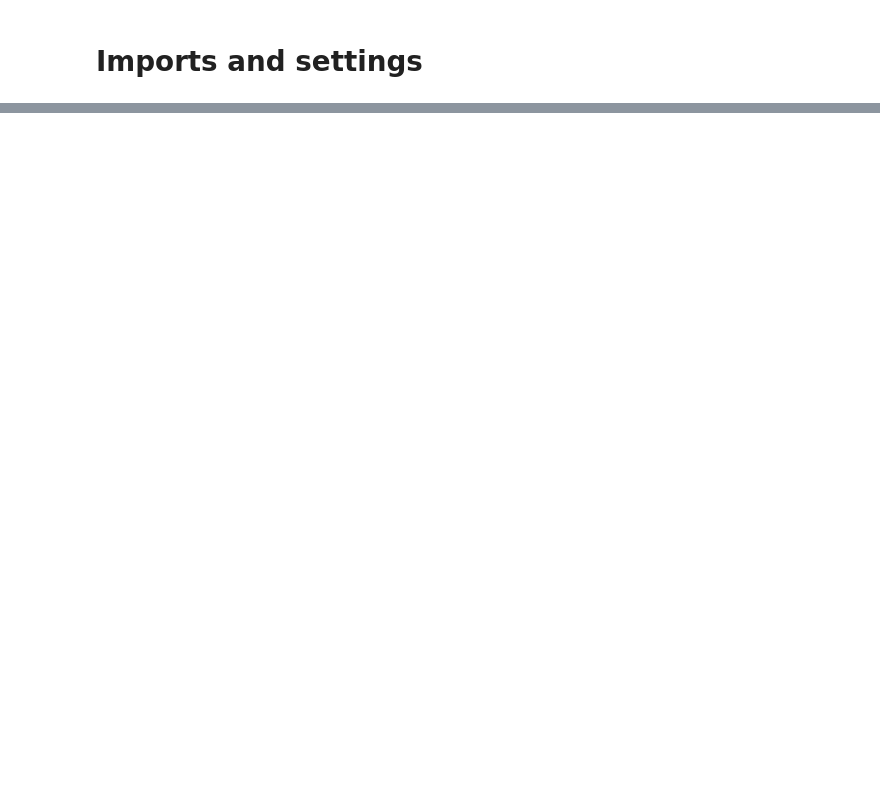
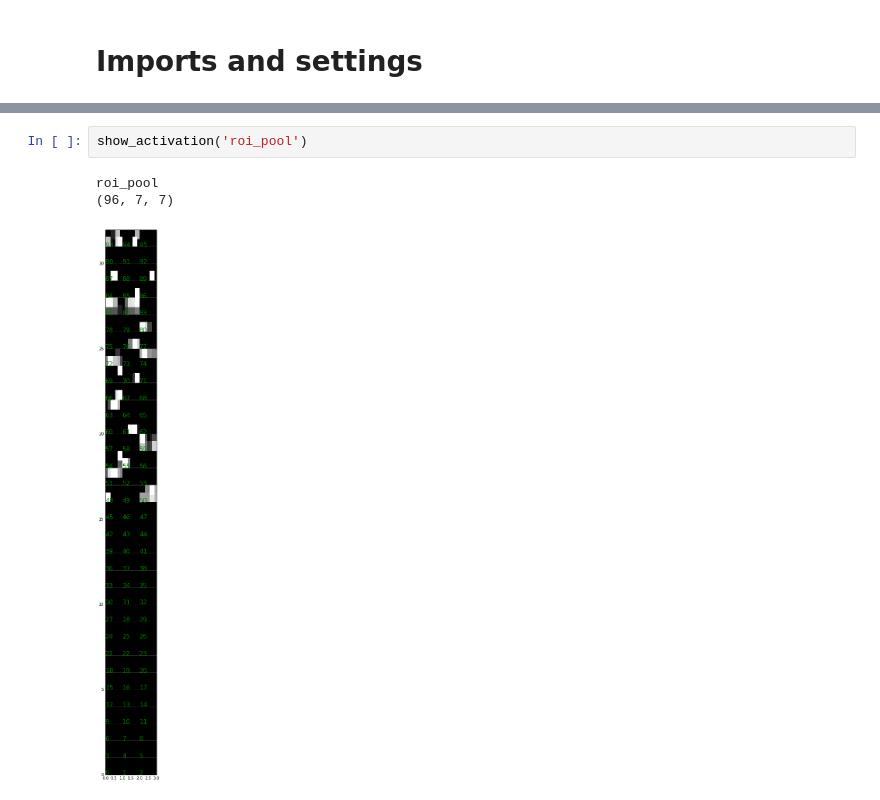
Before and after one commit to honboubao/TextMaps, a Jupyter notebook: visualization/Visualization.ipynb, the cells around one changed output, grey strips where cells are left out. Drawn from its saved outputs; the diff is of its cells as text; blank space fills up the shorter version.

```diff
--- a/visualization/Visualization.ipynb
+++ b/visualization/Visualization.ipynb
@@ -202,0 +329,6 @@ Image: [ 1.]
+# %%
+show_activation('roi_pool')
+# %% [output]
+roi_pool
+(96, 7, 7)
+[figure, added]
```
Also changed, not shown: parts of 9 cells of this notebook, 1 other file.
